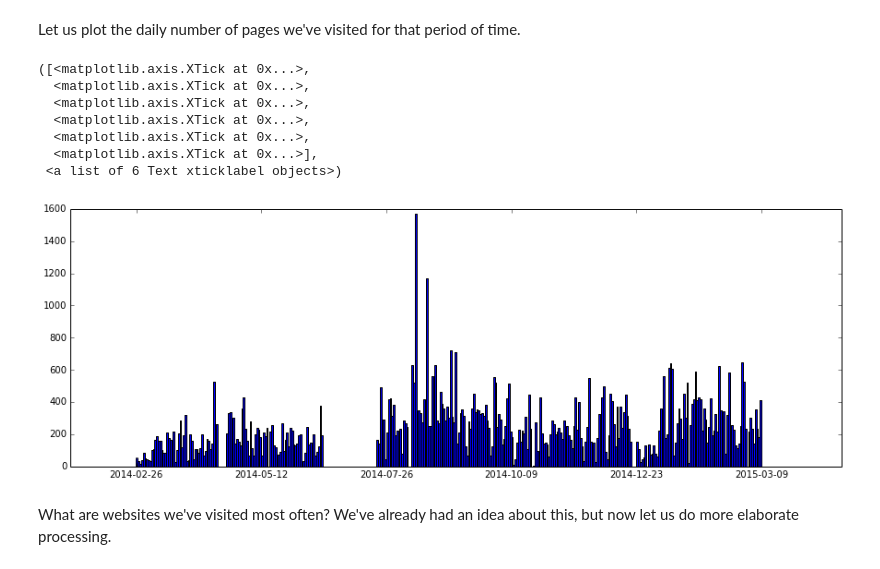
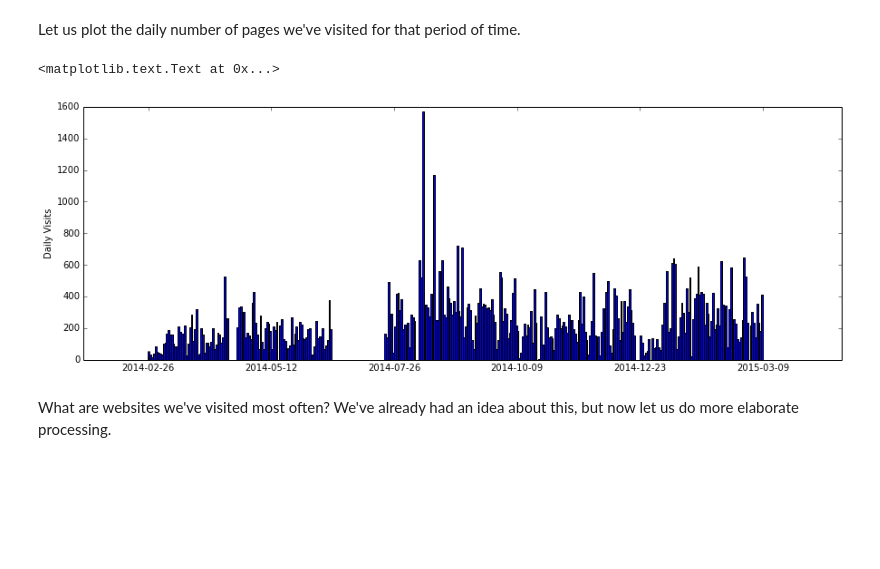
Before and after one commit to mmathioudakis/web_browsing, a Jupyter notebook: browsing_history.ipynb, the cells around one changed output. Saved outputs shown, nothing was run; the diff lists cells and outputs as text; code cells hidden in the pictures; blank space fills up the shorter version.

```diff
--- a/browsing_history.ipynb
+++ b/browsing_history.ipynb
@@ -129,24 +129,19 @@ Let us plot the daily number of pages we've visited for that period of time.
 # %%
 bin_size = 24 * 3600 # have one bin per 24 hours
 num_of_bins = (tt[-1] - tt[0]) / bin_size
 # figure out intervals to accomodate number of labels on x-axis
 num_of_xlabels = 6
 label_bin = (tt[-1] - tt[0]) / (num_of_xlabels - 1)
 locs = [tt[0] + label_bin * (i) for i in xrange(num_of_xlabels)]
 labels = map(lambda x: str(datetime.datetime.fromtimestamp(x)).split()[0], locs)
 # plot the histogram
 plt.figure(figsize=(15, 5))
 plt.hist(tt, num_of_bins, range = (tt[0], tt[-1]))
 plt.xticks(locs, labels)
+plt.ylabel("Daily Visits")
 # %% [output]
-([<matplotlib.axis.XTick at 0x...>,
-  <matplotlib.axis.XTick at 0x...>,
-  <matplotlib.axis.XTick at 0x...>,
-  <matplotlib.axis.XTick at 0x...>,
-  <matplotlib.axis.XTick at 0x...>,
-  <matplotlib.axis.XTick at 0x...>],
- <a list of 6 Text xticklabel objects>)
+<matplotlib.text.Text at 0x...>
-[figure, old version]
+[figure, new version]
 # %% [markdown]
 What are websites we've visited most often?
 We've already had an idea about this, but now let us do more elaborate processing.
```
Also changed, not shown: parts of 2 cells of this notebook.
